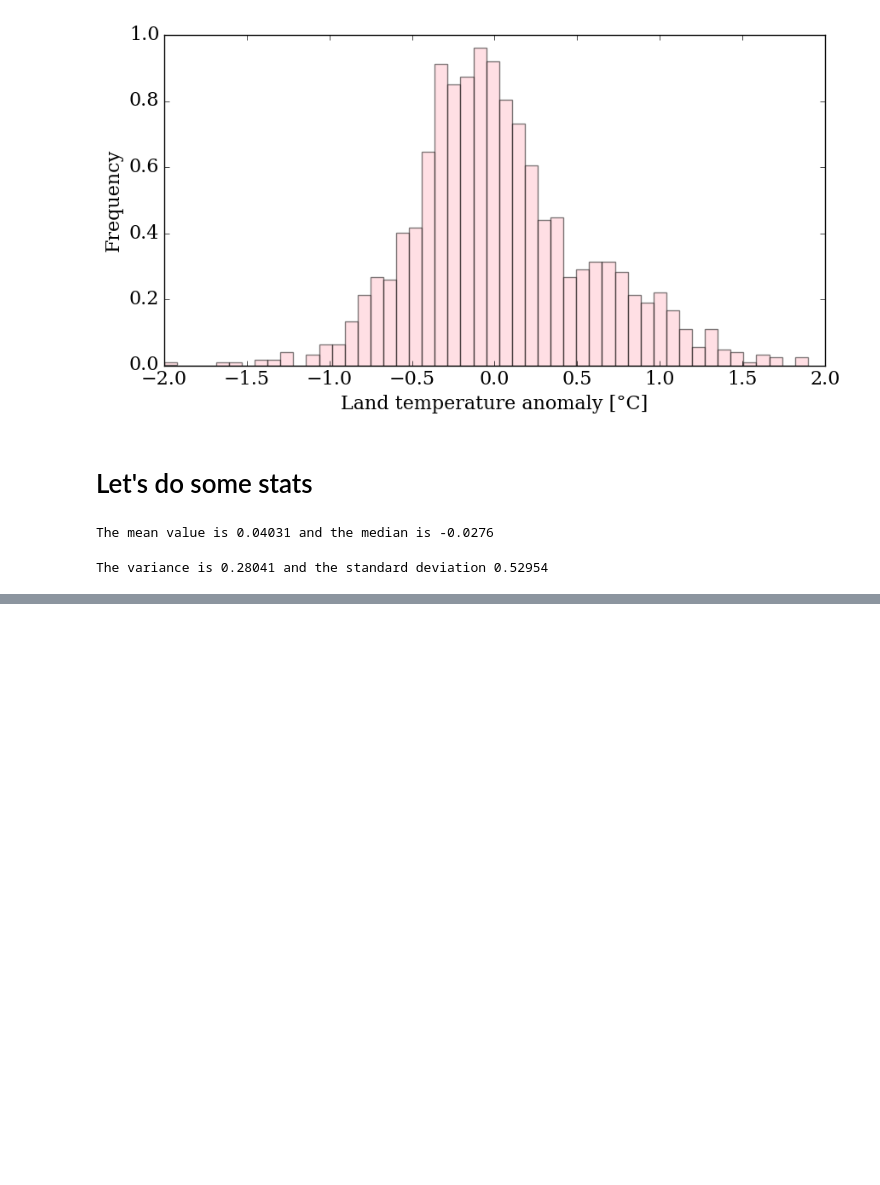
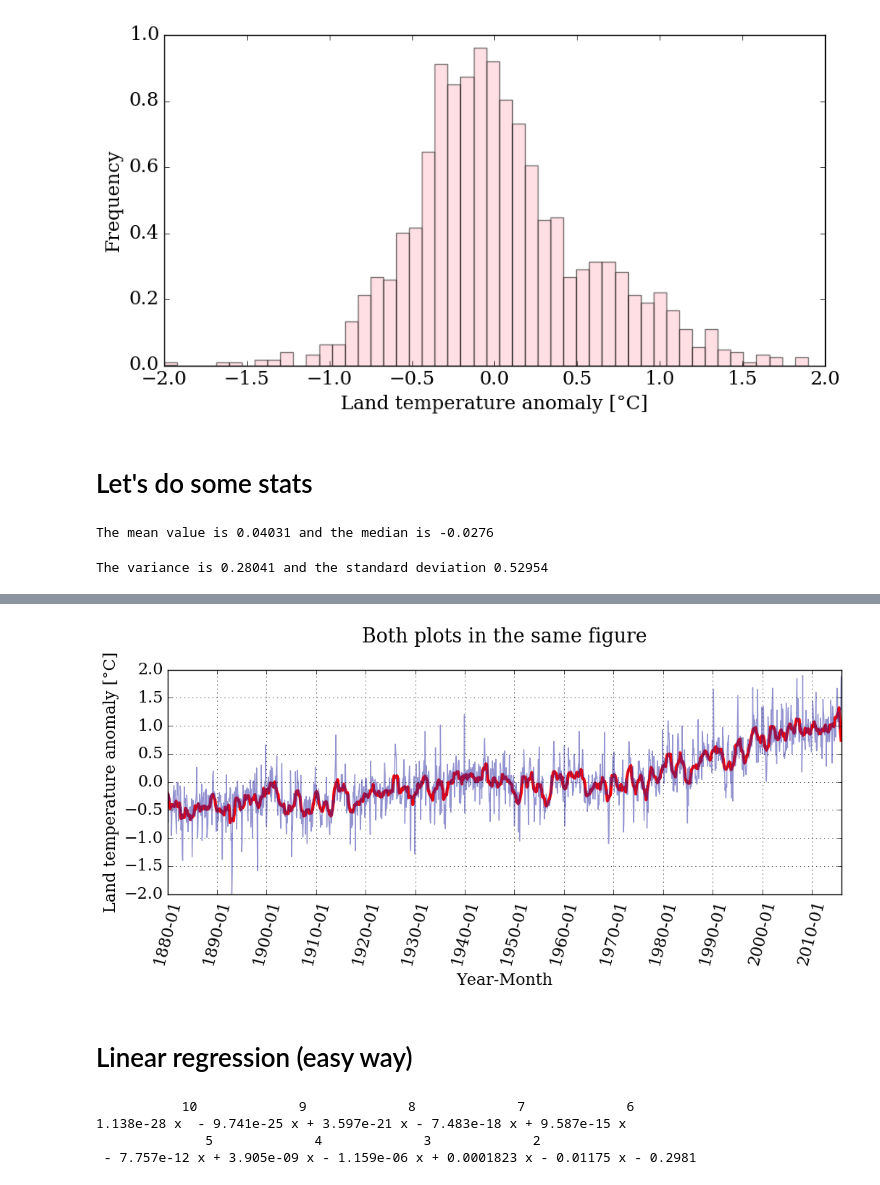
Before and after one commit to MilanUngerer/notebook, a Jupyter notebook: The_python_scientific_stack.ipynb, the cells around one changed output, grey strips where cells are left out. Cells and saved outputs as stored; diff of their text form; code cells hidden in the pictures; blank space fills up the shorter version.

```diff
--- a/The_python_scientific_stack.ipynb
+++ b/The_python_scientific_stack.ipynb
@@ -133,0 +207,22 @@ pyplot.grid();
+# %%
+pyplot.figure(figsize=(12,4))
+pyplot.xticks(dummy[::12*10], date[::12*10] , rotation=75)
+pyplot.plot(dummy,smooth, color='red', ls='-', lw=3)
+pyplot.plot(dummy,T_land[:,1], color='#2929a3', ls='-', lw=1, alpha=0.5)
+pyplot.xlabel('Year-Month')
+pyplot.ylabel('Land temperature anomaly [°C]')
+pyplot.title('Both plots in the same figure\n')
+pyplot.grid()
+# %% [output]
+[figure, added]
+# %% [markdown]
+# Linear regression (easy way)
+# %%
+m, b, c, d, e, f, g, h, y, j, k = np.polyfit(dummy, T_land[:,1], 10)
+f_linear = np.poly1d((m, b, c, d, e, f, g, h, y, j, k))
+print(f_linear)
+# %% [output]
+           10             9             8             7             6
+1.138e-28 x  - 9.741e-25 x + 3.597e-21 x - 7.483e-18 x + 9.587e-15 x
+              5             4             3             2
+ - 7.757e-12 x + 3.905e-09 x - 1.159e-06 x + 0.0001823 x - 0.01175 x - 0.2981
```
Also changed, not shown: parts of 9 cells of this notebook.
